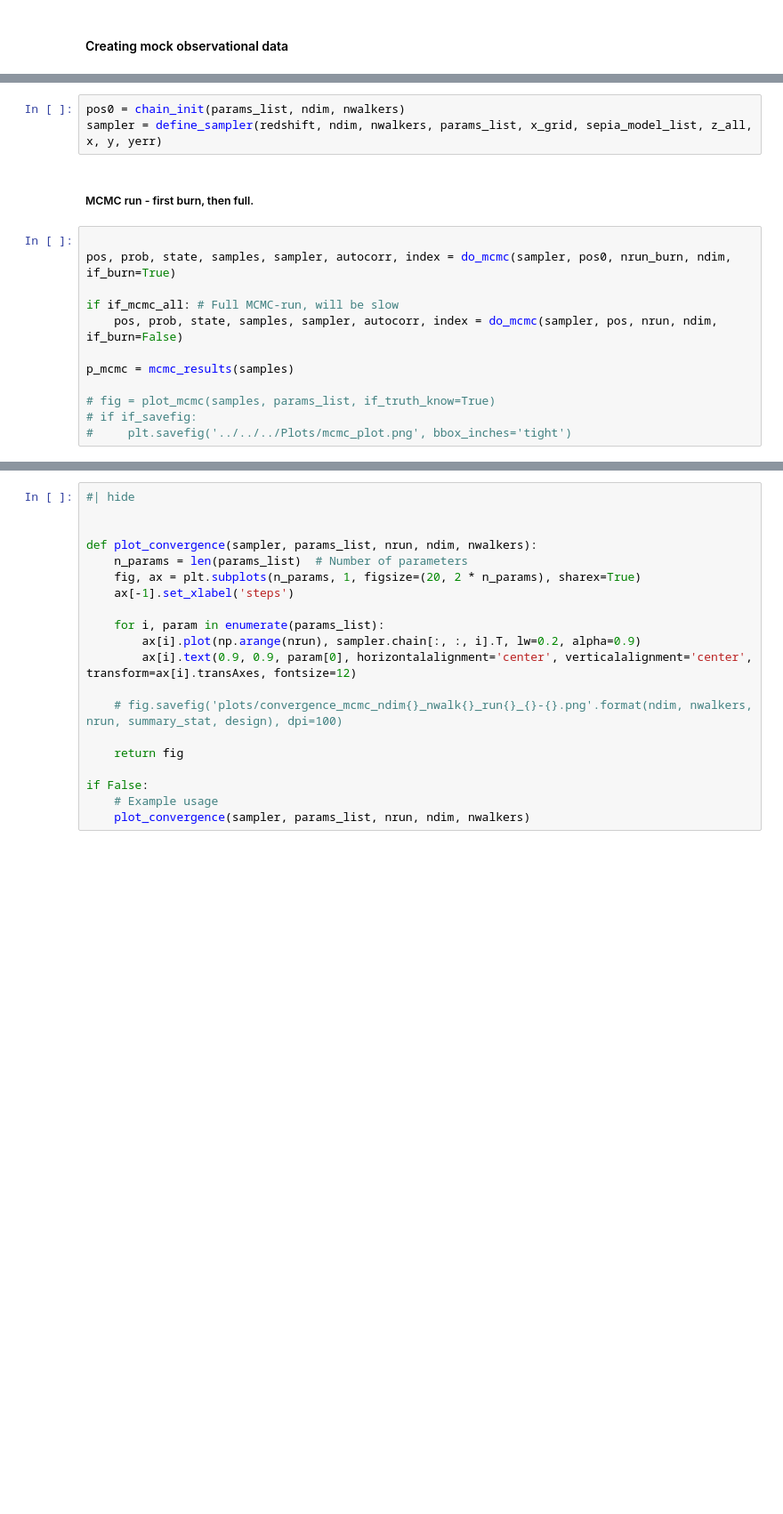
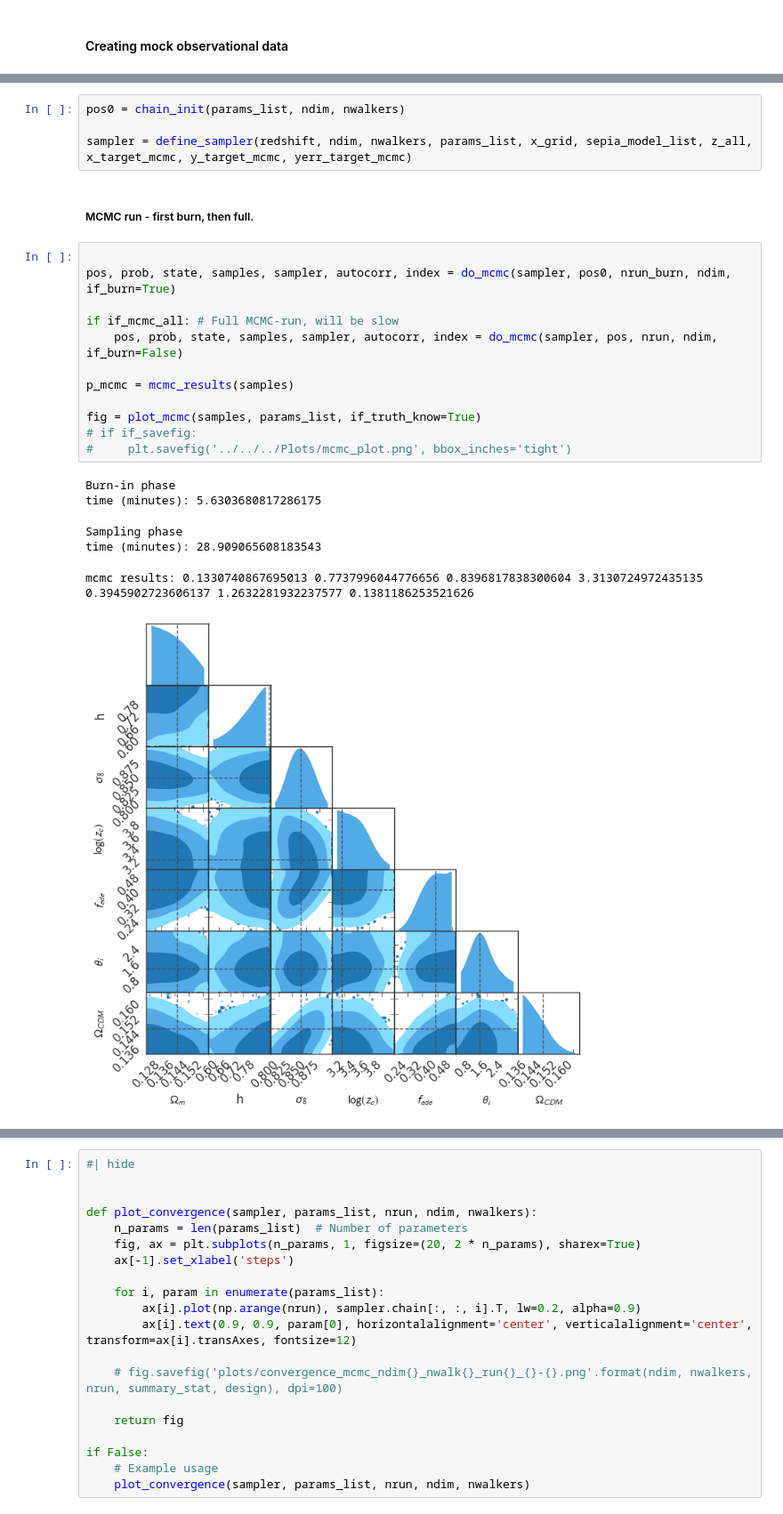
Before and after one commit to nesar/EarlyDarkEmu, a Jupyter notebook: nbs/index.ipynb, the cells around one changed output, grey strips where cells are left out. Shown at 89% size. Saved outputs shown, nothing was run; the diff lists cells and outputs as text; blank space fills up the shorter version.

```diff
--- a/nbs/index.ipynb
+++ b/nbs/index.ipynb
@@ -406,21 +414,29 @@ param7 = [PARAM_NAME[6], params_calib[0][6], allMin[6], allMax[6]]
 params_list = [param1, param2, param3, param4, param5, param6, param7]
 # %%
 pos0 = chain_init(params_list, ndim, nwalkers)
-sampler = define_sampler(redshift, ndim, nwalkers, params_list, x_grid, sepia_model_list, z_all, x, y, yerr)
+
+sampler = define_sampler(redshift, ndim, nwalkers, params_list, x_grid, sepia_model_list, z_all, x_target_mcmc, y_target_mcmc, yerr_target_mcmc)
 # %% [markdown]
 ##### MCMC run - first burn, then full.
 # %%
 
 pos, prob, state, samples, sampler, autocorr, index = do_mcmc(sampler, pos0, nrun_burn, ndim, if_burn=True)
 
 if if_mcmc_all: # Full MCMC-run, will be slow
     pos, prob, state, samples, sampler, autocorr, index = do_mcmc(sampler, pos, nrun, ndim, if_burn=False)
 
 p_mcmc = mcmc_results(samples)
 
-# fig = plot_mcmc(samples, params_list, if_truth_know=True)
+fig = plot_mcmc(samples, params_list, if_truth_know=True)
 # if if_savefig:
 #     plt.savefig('../../../Plots/mcmc_plot.png', bbox_inches='tight')
+# %% [output]
+Burn-in phase
+time (minutes): 5.6303680817286175
+Sampling phase
+time (minutes): 28.909065608183543
+mcmc results: 0.1330740867695013 0.7737996044776656 0.8396817838300604 3.3130724972435135 0.3945902723606137 1.2632281932237577 0.1381186253521626
+[figure, added]
 # %%
 
 f, a = plt.subplots(1,1, figsize = (8, 5))
```
Also changed, not shown: parts of 16 cells of this notebook, 6 other files.
